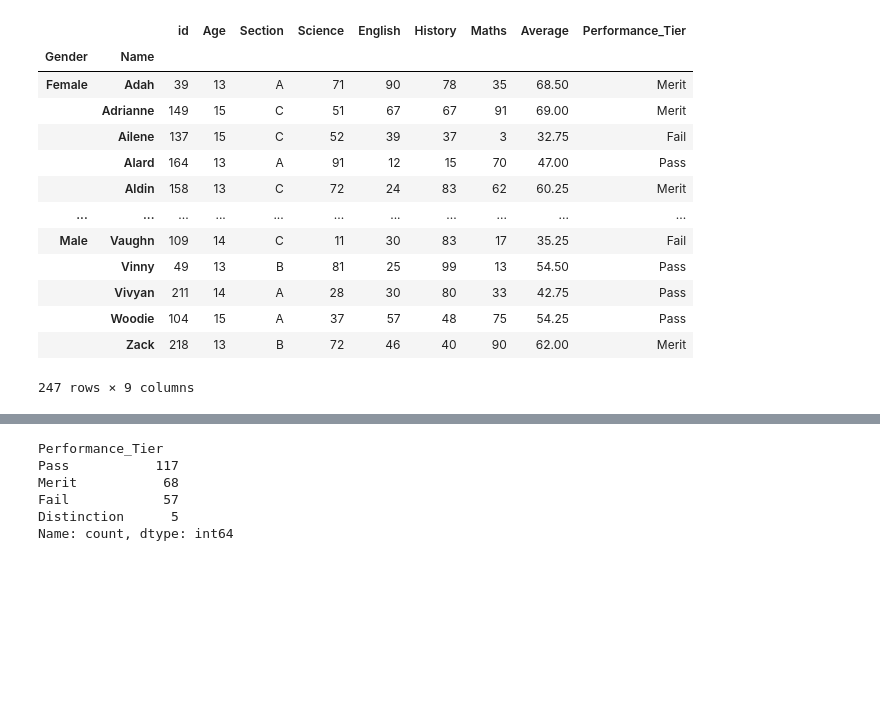
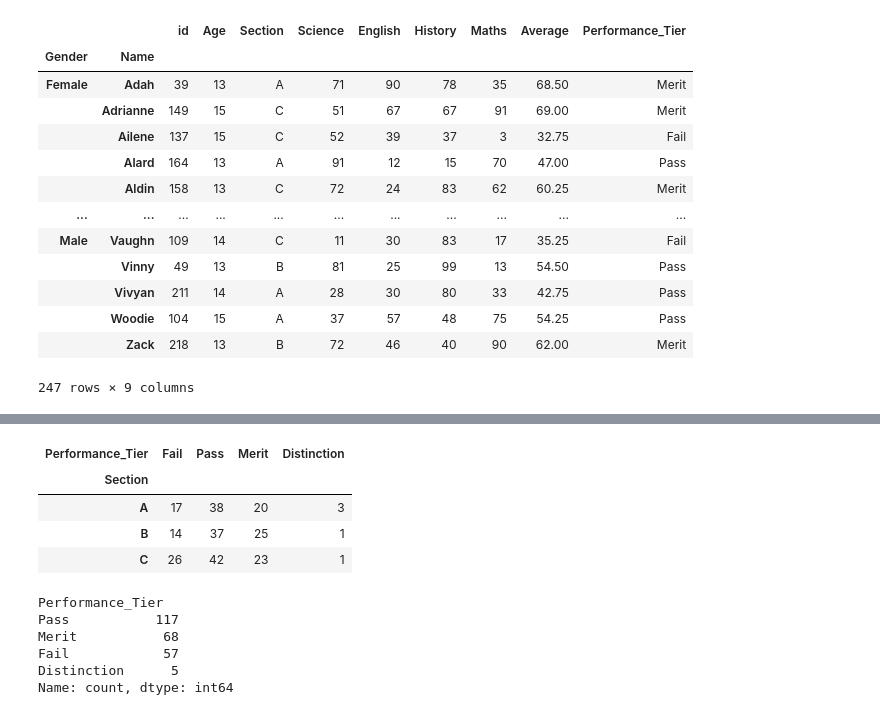
Before and after one commit to qamarr6092/math-with-python, a Jupyter notebook: Projects/001_project.ipynb, the cells around one changed output, grey strips where cells are left out. Cells and saved outputs as stored; diff of their text form; code cells hidden in the pictures; blank space fills up the shorter version.

```diff
--- a/Projects/001_project.ipynb
+++ b/Projects/001_project.ipynb
@@ -478,3 +461,11 @@ df
+# %%
+df.set_index( ['Gender'] ).groupby('Section')['Performance_Tier'].value_counts().sort_index( ).unstack( )
+# %% [output]
+| Performance_Tier | Fail | Pass | Merit | Distinction |
+| Section |  |  |  |  |
+| A | 17 | 38 | 20 | 3 |
+| B | 14 | 37 | 25 | 1 |
+| C | 26 | 42 | 23 | 1 |
 # %%
 df['Performance_Tier'].value_counts( )
 # %% [output]
```
Also changed, not shown: parts of 5 cells of this notebook, 2 other files.
